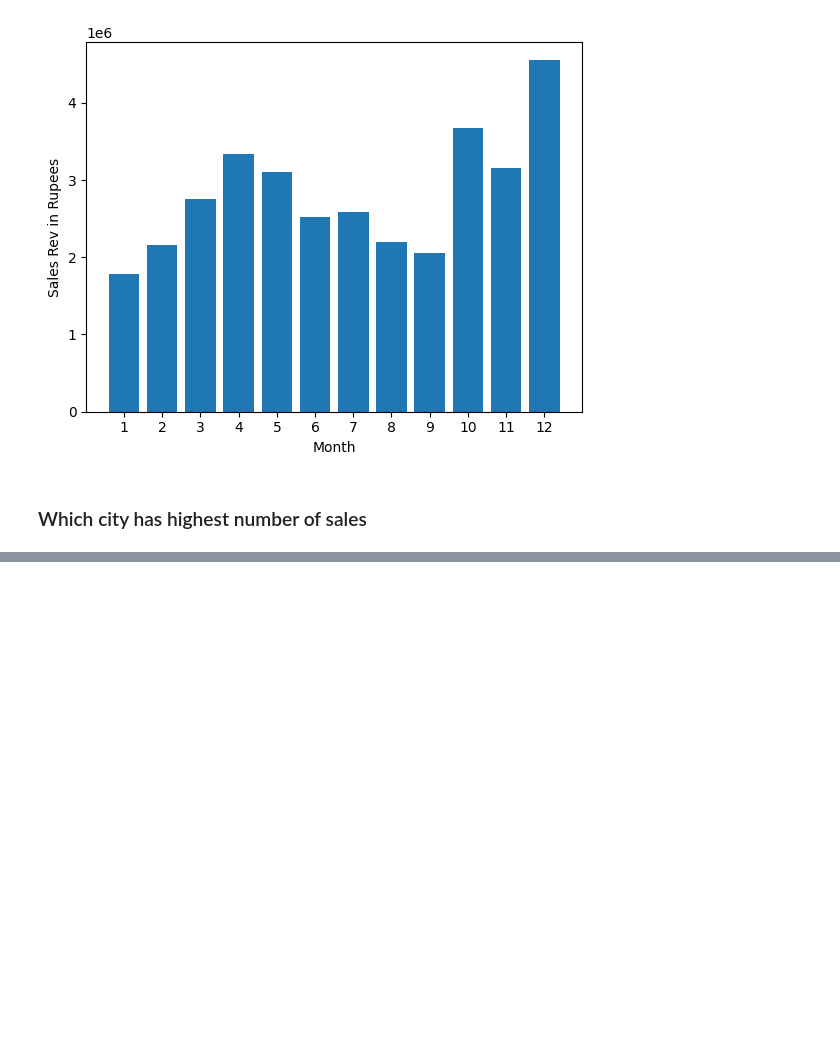
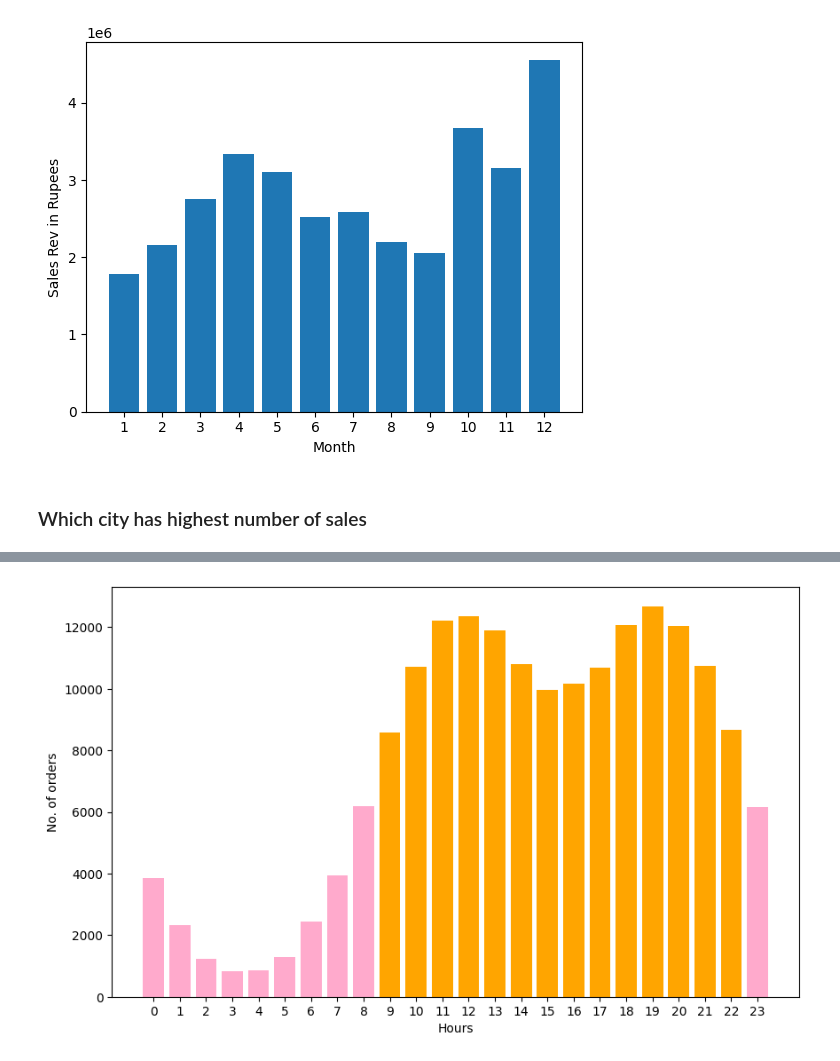
Before and after one commit to JBalakrishnaReddy/data-analytics-using-pandas, a Jupyter notebook: Sales_Analysis.ipynb, the cells around one changed output, grey strips where cells are left out. Drawn from its saved outputs; the diff is of its cells as text; code cells hidden in the pictures; blank space fills up the shorter version.

```diff
--- a/Sales_Analysis.ipynb
+++ b/Sales_Analysis.ipynb
@@ -187,0 +153,17 @@ data['Purchase Address']
+# %%
+data['Hours'] = data['Order Date'].dt.hour
+# %%
+hours_table = data.groupby(['Hours']).count()
+# %%
+# hours_table
+plt.figure(figsize=(10,6))
+# plt.bar(hours_table.index, hours_table['Revenue'])
+temp = hours_table.sort_values("Revenue", ascending= False)
+plt.bar(temp.index[:14], temp['Revenue'].iloc[:14], color='orange')
+plt.bar(temp.index[14:], temp['Revenue'].iloc[14:], color='#FFAACC')
+plt.xticks(hours_table.index)
+plt.xlabel("Hours")
+plt.ylabel("No. of orders")
+plt.show()
+# %% [output]
+[figure, added]
```
Also changed, not shown: parts of 31 cells of this notebook.
